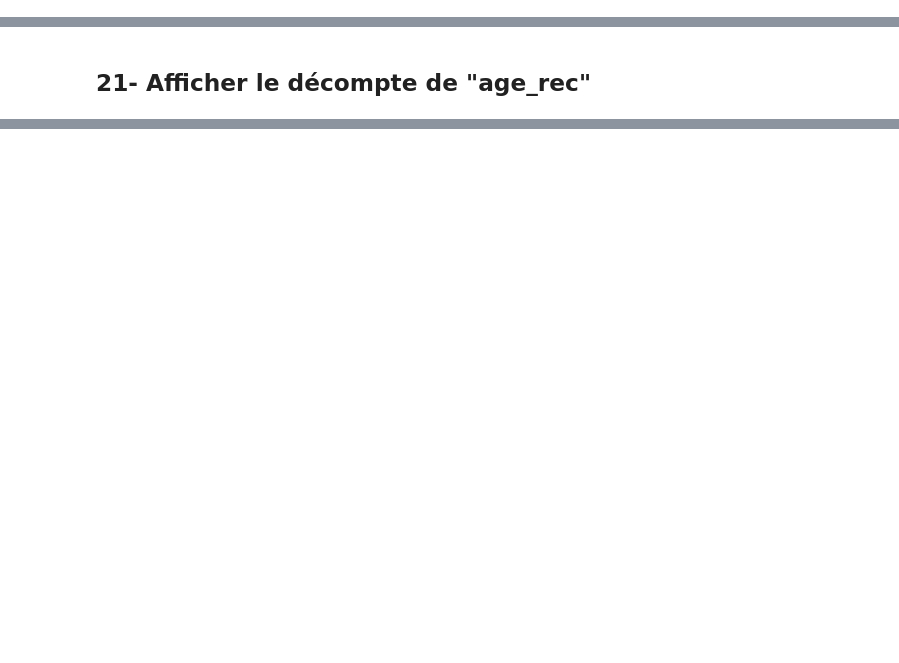
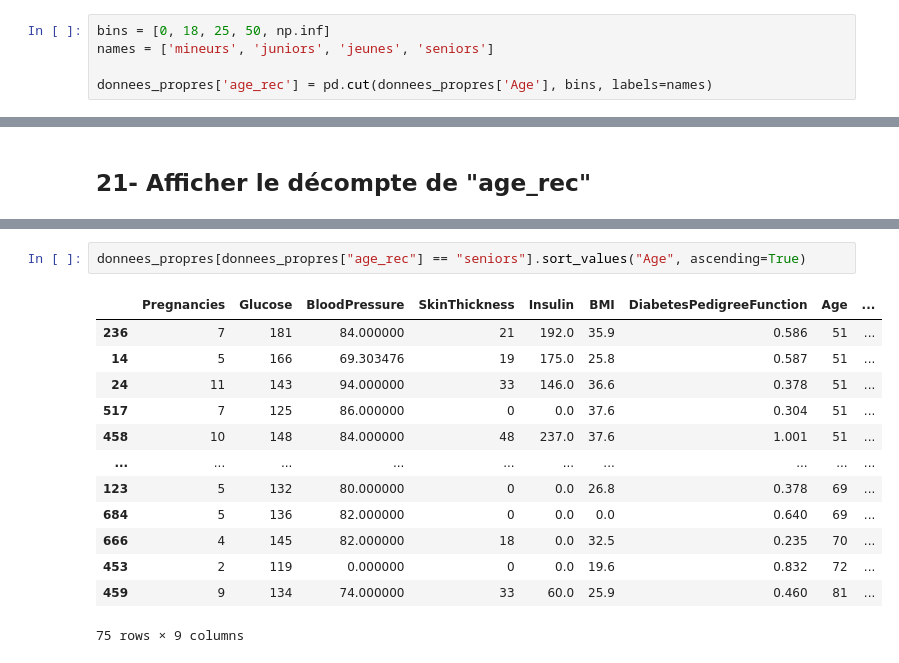
Before and after one commit to ShanAZIZ/ml_esgi_2024, a Jupyter notebook: 1_TP_prep_analyse_visualisation_donnees.ipynb, the cells around one changed output, grey strips where cells are left out. Drawn from its saved outputs; the diff is of its cells as text; blank space fills up the shorter version.

```diff
--- a/1_TP_prep_analyse_visualisation_donnees.ipynb
+++ b/1_TP_prep_analyse_visualisation_donnees.ipynb
@@ -371,3 +371,8 @@ donnees_propres.describe()
     - si age compris entre 18 et 25 alors "juniors"
     - si age comrpis entre 25 et 50 alors "jeunes"
     - si age > 50 alors "senior"
+# %%
+bins = [0, 18, 25, 50, np.inf]
+names = ['mineurs', 'juniors', 'jeunes', 'seniors']
+
+donnees_propres['age_rec'] = pd.cut(donnees_propres['Age'], bins, labels=names)
@@ -376,0 +397,16 @@ donnees_propres.describe()
+# %%
+donnees_propres[donnees_propres["age_rec"] == "seniors"].sort_values("Age", ascending=True)
+# %% [output]
+|  | Pregnancies | Glucose | BloodPressure | SkinThickness | Insulin | BMI | DiabetesPedigreeFunction | Age | ... |
+| 236 | 7 | 181 | 84.000000 | 21 | 192.0 | 35.9 | 0.586 | 51 | ... |
+| 14 | 5 | 166 | 69.303476 | 19 | 175.0 | 25.8 | 0.587 | 51 | ... |
+| 24 | 11 | 143 | 94.000000 | 33 | 146.0 | 36.6 | 0.378 | 51 | ... |
+| 517 | 7 | 125 | 86.000000 | 0 | 0.0 | 37.6 | 0.304 | 51 | ... |
+| 458 | 10 | 148 | 84.000000 | 48 | 237.0 | 37.6 | 1.001 | 51 | ... |
+| ... | ... | ... | ... | ... | ... | ... | ... | ... | ... |
+| 123 | 5 | 132 | 80.000000 | 0 | 0.0 | 26.8 | 0.378 | 69 | ... |
+| 684 | 5 | 136 | 82.000000 | 0 | 0.0 | 0.0 | 0.640 | 69 | ... |
+| 666 | 4 | 145 | 82.000000 | 18 | 0.0 | 32.5 | 0.235 | 70 | ... |
+| 453 | 2 | 119 | 0.000000 | 0 | 0.0 | 19.6 | 0.832 | 72 | ... |
+| 459 | 9 | 134 | 74.000000 | 33 | 60.0 | 25.9 | 0.460 | 81 | ... |
+75 rows × 9 columns
```
Also changed, not shown: parts of 2 cells of this notebook.
